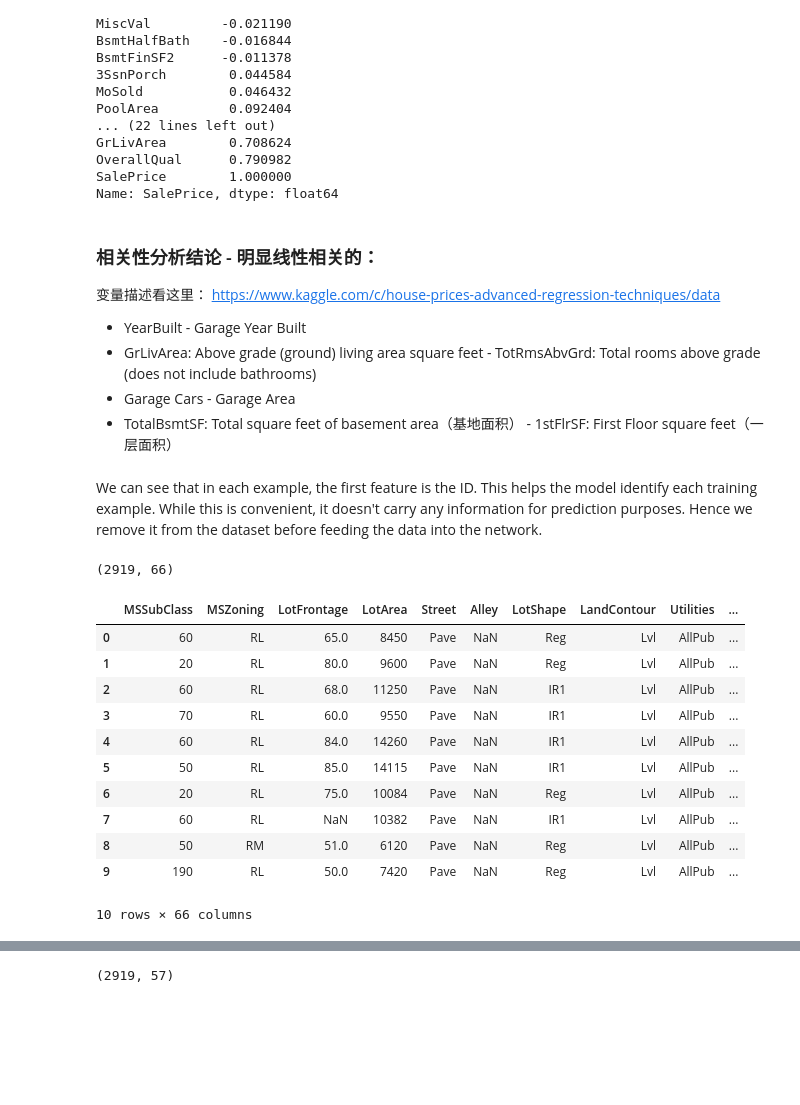
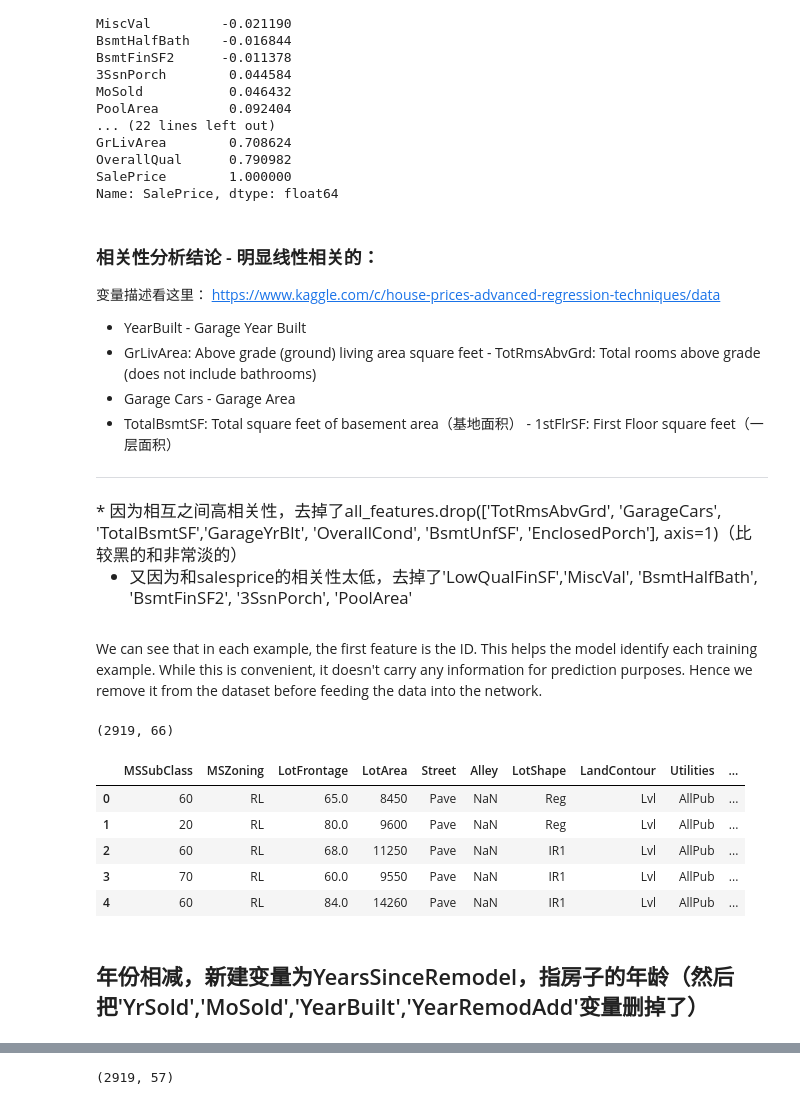
Before and after one commit to zhiming-xu/Q-Filter, a Jupyter notebook: homework4.ipynb, the cells around one changed output, grey strips where cells are left out. Cells and saved outputs as stored; diff of their text form; code cells hidden in the pictures; blank space fills up the shorter version.

```diff
--- a/homework4.ipynb
+++ b/homework4.ipynb
@@ -61,9 +46,9 @@ import matplotlib
 import matplotlib.pyplot as plt
 # %%
 # 这只是为了一下显示100列，不会被折叠，忽略这段代码
-#pd.set_option('display.max_columns', None)
-#pd.set_option('display.max_rows', None)
-#pd.set_option('max_colwidth',100)
+pd.set_option('display.max_columns', None)
+pd.set_option('display.max_rows', None)
+pd.set_option('max_colwidth',100)
 # %% [markdown]
 We downloaded the data into the current directory. To load the two CSV (Comma Separated Values) files containing training and test data respectively we use Pandas.
 # %%
@@ -118,29 +112,30 @@ Name: SalePrice, dtype: float64
 * GrLivArea: Above grade (ground) living area square feet - TotRmsAbvGrd: Total rooms above grade (does not include bathrooms)
 * Garage Cars - Garage Area
 * TotalBsmtSF: Total square feet of basement area（基地面积） - 1stFlrSF: First Floor square feet（一层面积）
+----------------------------------------------------------------------------------------------
+<big>
+* 因为相互之间高相关性，去掉了all_features.drop(['TotRmsAbvGrd', 'GarageCars', 'TotalBsmtSF','GarageYrBlt', 'OverallCond', 'BsmtUnfSF', 'EnclosedPorch'], axis=1)（比较黑的和非常淡的）
+
+* 又因为和salesprice的相关性太低，去掉了'LowQualFinSF','MiscVal', 'BsmtHalfBath', 'BsmtFinSF2', '3SsnPorch', 'PoolArea'
 # %% [markdown]
 We can see that in each example, the first feature is the ID. This helps the model identify each training example. While this is convenient, it doesn't carry any information for prediction purposes. Hence we remove it from the dataset before feeding the data into the network.
 # %%
 all_features = pd.concat((train_data.iloc[:, 1:-1], test_data.iloc[:, 1:]))
 all_features = all_features.drop(['TotRmsAbvGrd', 'GarageCars', 'TotalBsmtSF','GarageYrBlt', 'OverallCond', 'BsmtUnfSF', 'EnclosedPorch'], axis=1)
 all_features = all_features.drop(['LowQualFinSF','MiscVal', 'BsmtHalfBath', 'BsmtFinSF2', '3SsnPorch', 'PoolArea'], axis=1)
 all_features = all_features.reset_index(drop=True)
 print(all_features.shape)
-all_features.head(10)
+all_features.head(5)
 # %% [output]
 (2919, 66)
 |  | MSSubClass | MSZoning | LotFrontage | LotArea | Street | Alley | LotShape | LandContour | Utilities | ... |
 | 0 | 60 | RL | 65.0 | 8450 | Pave | NaN | Reg | Lvl | AllPub | ... |
 | 1 | 20 | RL | 80.0 | 9600 | Pave | NaN | Reg | Lvl | AllPub | ... |
 | 2 | 60 | RL | 68.0 | 11250 | Pave | NaN | IR1 | Lvl | AllPub | ... |
 | 3 | 70 | RL | 60.0 | 9550 | Pave | NaN | IR1 | Lvl | AllPub | ... |
 | 4 | 60 | RL | 84.0 | 14260 | Pave | NaN | IR1 | Lvl | AllPub | ... |
-| 5 | 50 | RL | 85.0 | 14115 | Pave | NaN | IR1 | Lvl | AllPub | ... |
-| 6 | 20 | RL | 75.0 | 10084 | Pave | NaN | Reg | Lvl | AllPub | ... |
-| 7 | 60 | RL | NaN | 10382 | Pave | NaN | IR1 | Lvl | AllPub | ... |
-| 8 | 50 | RM | 51.0 | 6120 | Pave | NaN | Reg | Lvl | AllPub | ... |
-| 9 | 190 | RL | 50.0 | 7420 | Pave | NaN | Reg | Lvl | AllPub | ... |
-10 rows × 66 columns
+# %% [markdown]
+## 年份相减，新建变量为YearsSinceRemodel，指房子的年龄（然后把'YrSold','MoSold','YearBuilt','YearRemodAdd'变量删掉了）
 # %%
 #先在这里处理一下年份
 all_features['YearsSinceRemodel'] = all_features['YrSold']- all_features['YearRemodAdd']
```
Also changed, not shown: parts of 38 cells of this notebook.
